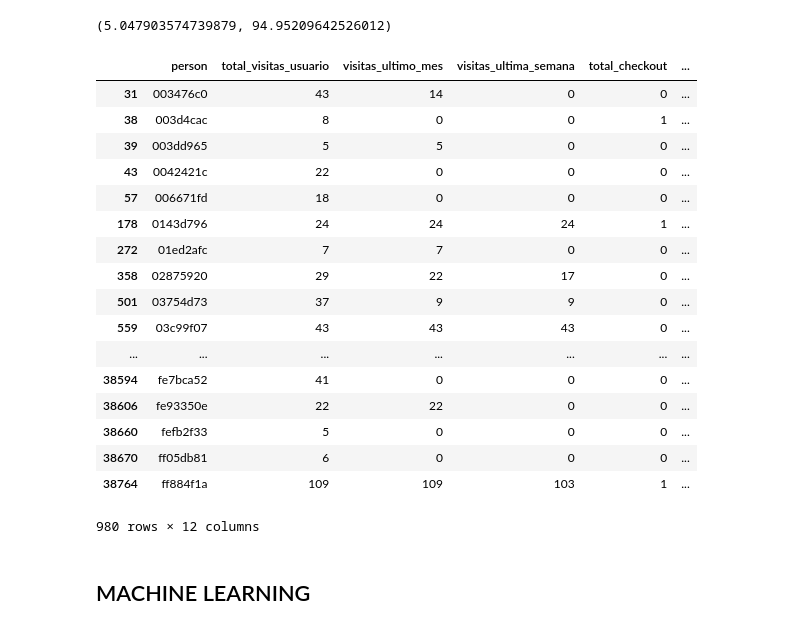
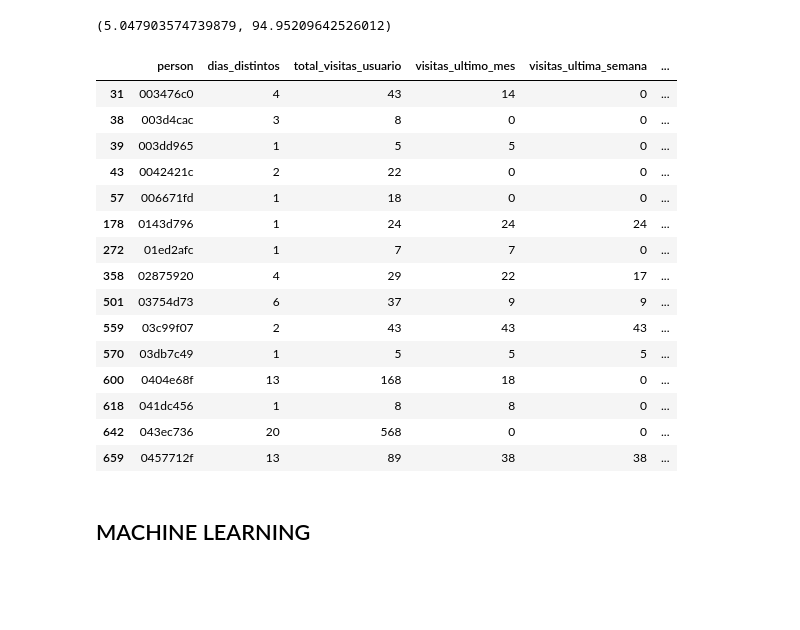
Before and after one commit to julianferres/7506-DATOS-TP2, a Jupyter notebook: TP2.ipynb, the cells around one changed output. Cells and saved outputs as stored; diff of their text form; code cells hidden in the pictures; blank space fills up the shorter version.

```diff
--- a/TP2.ipynb
+++ b/TP2.ipynb
@@ -54,6 +54,10 @@ modelo['timestamp'] = pd.to_datetime(modelo['timestamp'])
 
 #modelo['dia']=modelo['timestamp'].dt.dayofyear
 #modelo['dias_distintos']=modelo.groupby(['person','dia'])['person'].transform('count').astype(int)
+
+modelo['dia']=modelo['timestamp'].dt.dayofyear
+modelo['dias_distintos'] = modelo['person'].map(modelo.groupby(['person'])['dia'].nunique())
+modelo.drop('dia',1,inplace=True)
 
 modelo['total_visitas_usuario'] = modelo.groupby('person')['person'].transform('count')
 
@@ -74,7 +78,7 @@ modelo['checkouts_ultimo_mes']=modelo['person'].map(modelo.groupby(['person','ev
 modelo['checkouts_ultimo_mes']=modelo['checkouts_ultimo_mes'].fillna(0).astype(int)
 
 
-modelo['checkouts_ultima_semana']=modelo['person'].map(modelo.groupby(['person','event',(modelo['timestamp'].dt.day)>23 ]).size().unstack()[True].unstack()['checkout'])
+modelo['checkouts_ultima_semana']=modelo['person'].map(modelo.groupby(['person','event',(modelo['timestamp'].dt.month==5)& (modelo['timestamp'].dt.day>23)]).size().unstack()[True].unstack()['checkout'])
 modelo['checkouts_ultima_semana']=modelo['checkouts_ultima_semana'].fillna(0).astype(int)
 
 
@@ -86,7 +90,7 @@ modelo['compras_ultimo_mes']=modelo['person'].map(modelo.groupby(['person','even
 modelo['compras_ultimo_mes']=modelo['compras_ultimo_mes'].fillna(0).astype(int)
 
 
-modelo['compras_ultima_semana']=modelo['person'].map(modelo.groupby(['person','event',(modelo['timestamp'].dt.day)>23 ]).size().unstack()[True].unstack()['conversion'])
+modelo['compras_ultima_semana']=modelo['person'].map(modelo.groupby(['person','event',(modelo['timestamp'].dt.month==5)& (modelo['timestamp'].dt.day>23)]).size().unstack()[True].unstack()['conversion'])
 modelo['compras_ultima_semana']=modelo['compras_ultima_semana'].fillna(0).astype(int)
 
 
@@ -144,26 +148,24 @@ len(modelo[modelo['label']==1])*100/len(modelo['label']),len(modelo[modelo['labe
 # %% [output]
 (5.047903574739879, 94.95209642526012)
 # %%
-modelo[modelo['label']==1]
+modelo[modelo['label']==1].head(15)
 # %% [output]
-|  | person | total_visitas_usuario | visitas_ultimo_mes | visitas_ultima_semana | total_checkout | ... |
-| 31 | 003476c0 | 43 | 14 | 0 | 0 | ... |
-| 38 | 003d4cac | 8 | 0 | 0 | 1 | ... |
-| 39 | 003dd965 | 5 | 5 | 0 | 0 | ... |
-| 43 | 0042421c | 22 | 0 | 0 | 0 | ... |
-| 57 | 006671fd | 18 | 0 | 0 | 0 | ... |
-| 178 | 0143d796 | 24 | 24 | 24 | 1 | ... |
-| 272 | 01ed2afc | 7 | 7 | 0 | 0 | ... |
-| 358 | 02875920 | 29 | 22 | 17 | 0 | ... |
-| 501 | 03754d73 | 37 | 9 | 9 | 0 | ... |
-| 559 | 03c99f07 | 43 | 43 | 43 | 0 | ... |
-| ... | ... | ... | ... | ... | ... | ... |
-| 38594 | fe7bca52 | 41 | 0 | 0 | 0 | ... |
-| 38606 | fe93350e | 22 | 22 | 0 | 0 | ... |
-| 38660 | fefb2f33 | 5 | 0 | 0 | 0 | ... |
-| 38670 | ff05db81 | 6 | 0 | 0 | 0 | ... |
-| 38764 | ff884f1a | 109 | 109 | 103 | 1 | ... |
+|  | person | dias_distintos | total_visitas_usuario | visitas_ultimo_mes | visitas_ultima_semana | ... |
+| 31 | 003476c0 | 4 | 43 | 14 | 0 | ... |
+| 38 | 003d4cac | 3 | 8 | 0 | 0 | ... |
+| 39 | 003dd965 | 1 | 5 | 5 | 0 | ... |
+| 43 | 0042421c | 2 | 22 | 0 | 0 | ... |
+| 57 | 006671fd | 1 | 18 | 0 | 0 | ... |
+| 178 | 0143d796 | 1 | 24 | 24 | 24 | ... |
+| 272 | 01ed2afc | 1 | 7 | 7 | 0 | ... |
+| 358 | 02875920 | 4 | 29 | 22 | 17 | ... |
+| 501 | 03754d73 | 6 | 37 | 9 | 9 | ... |
+| 559 | 03c99f07 | 2 | 43 | 43 | 43 | ... |
+| 570 | 03db7c49 | 1 | 5 | 5 | 5 | ... |
+| 600 | 0404e68f | 13 | 168 | 18 | 0 | ... |
+| 618 | 041dc456 | 1 | 8 | 8 | 0 | ... |
+| 642 | 043ec736 | 20 | 568 | 0 | 0 | ... |
+| 659 | 0457712f | 13 | 89 | 38 | 38 | ... |
-980 rows × 12 columns
 # %% [markdown]
 ## MACHINE LEARNING
 # %%
```
Also changed, not shown: parts of 26 cells of this notebook.
